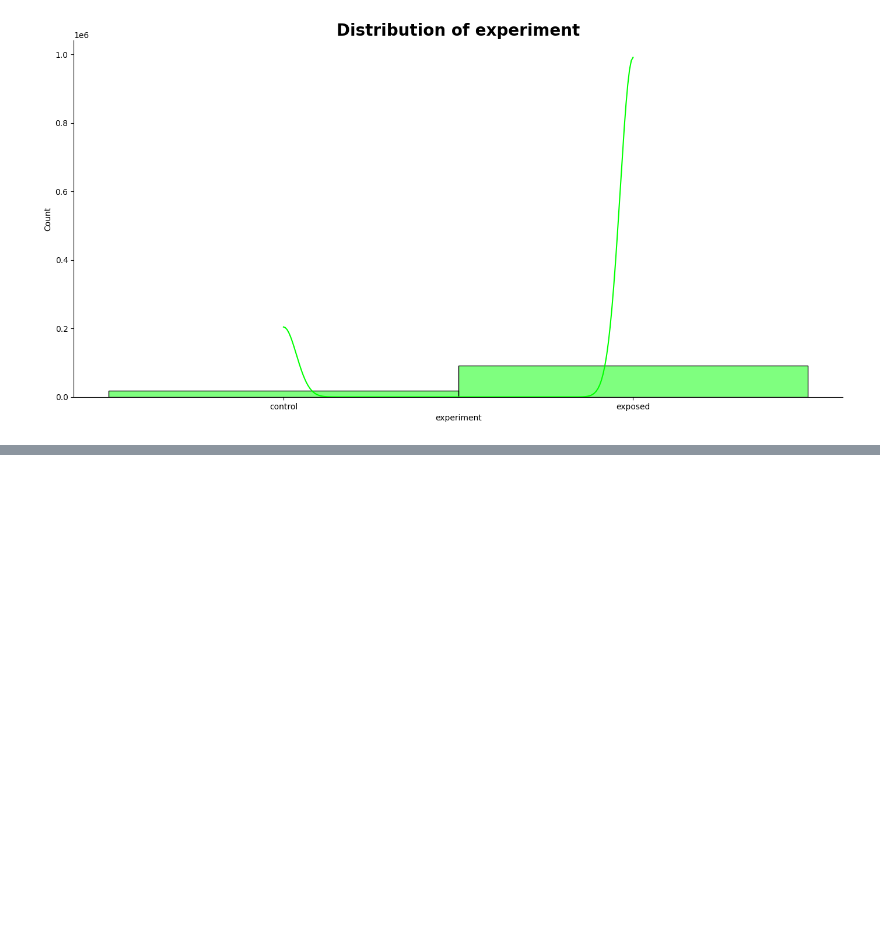
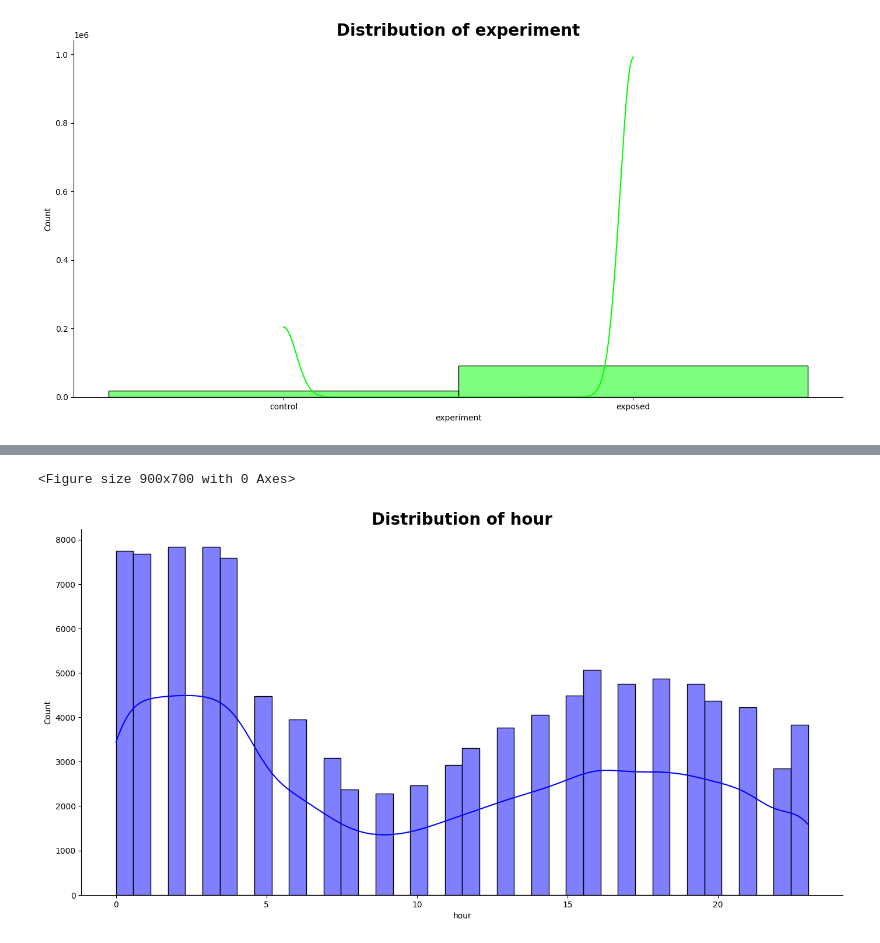
Before and after one commit to nahomHmichael/abtest-mlops, a Jupyter notebook: notebooks/Task3_new_data_AB_test.ipynb, the cells around one changed output, grey strips where cells are left out. Drawn from its saved outputs; the diff is of its cells as text; code cells hidden in the pictures; blank space fills up the shorter version.

Commit message:
Update: Visualiazing the distribution of the features

```diff
--- a/notebooks/Task3_new_data_AB_test.ipynb
+++ b/notebooks/Task3_new_data_AB_test.ipynb
@@ -214,0 +231,5 @@ fig = Plots.plot_hist(response,'experiment','lime')
+# %%
+fig = Plots.plot_hist(response,'hour','blue')
+# %% [output]
+<Figure size 900x700 with 0 Axes>
+[figure, added]
```
Also changed, not shown: parts of 2 cells of this notebook.
